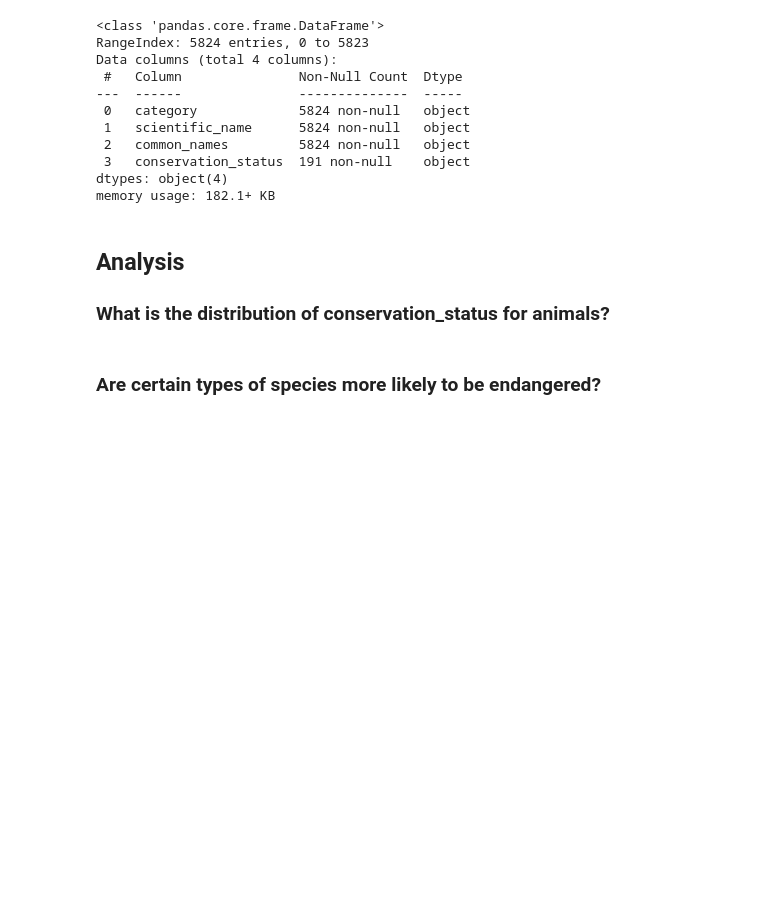
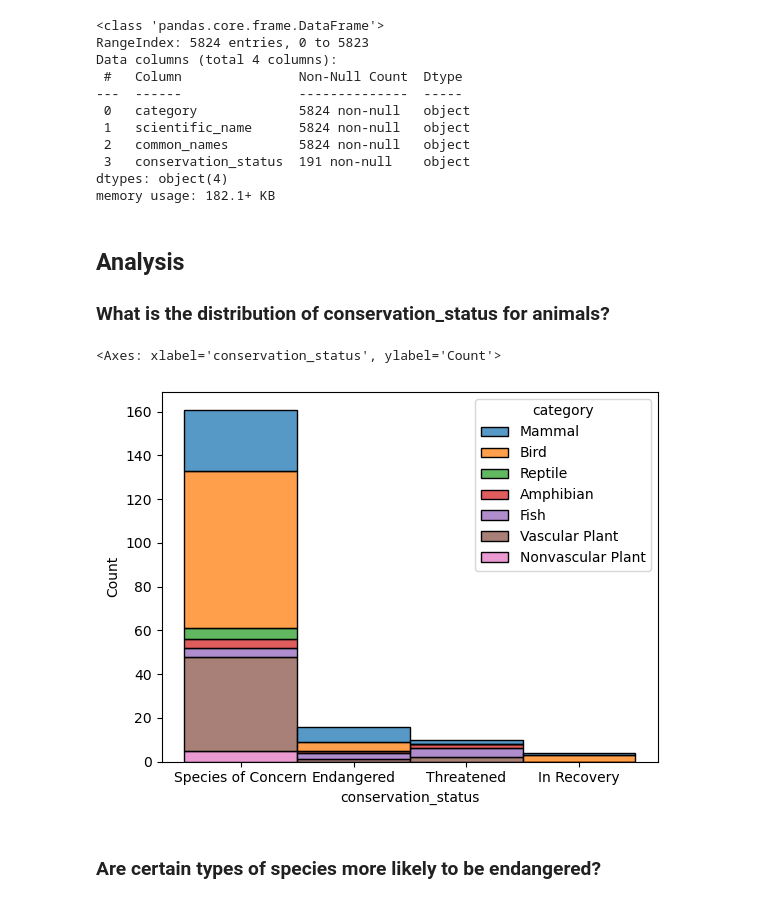
Before and after one commit to Seladio/Biodiversity_in_nat_parks_analysis, a Jupyter notebook: biodiversity.ipynb, the cells around one changed output. Cells and saved outputs as stored; diff of their text form; code cells hidden in the pictures; blank space fills up the shorter version.

```diff
--- a/biodiversity.ipynb
+++ b/biodiversity.ipynb
@@ -52,6 +52,11 @@ memory usage: 182.1+ KB
 ## Analysis
 
 ### What is the distribution of conservation_status for animals?
+# %%
+sns.histplot(x=species['conservation_status'], hue=species['category'], multiple='stack')
+# %% [output]
+<Axes: xlabel='conservation_status', ylabel='Count'>
+[figure, added]
 # %% [markdown]
 ### Are certain types of species more likely to be endangered?
 # %% [markdown]
```
